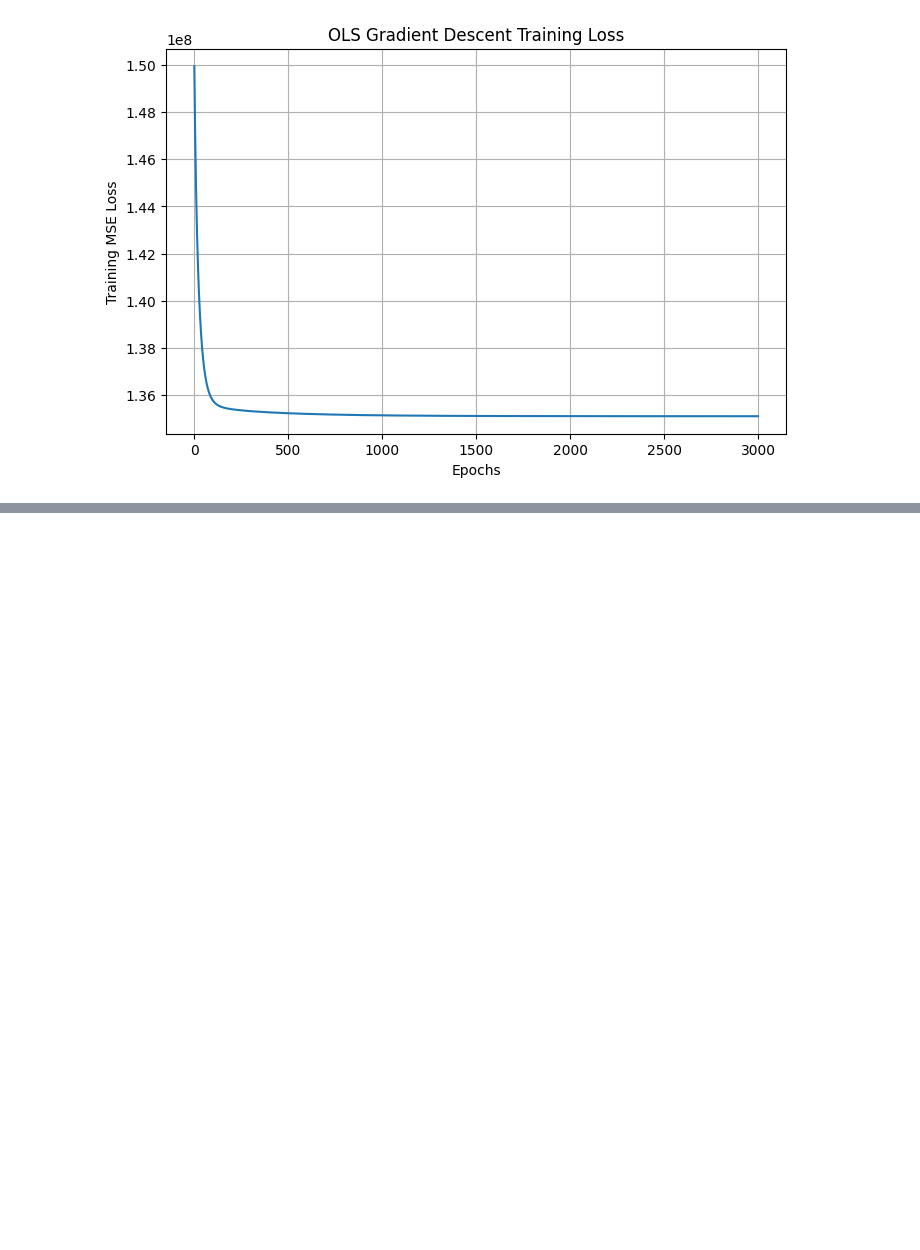
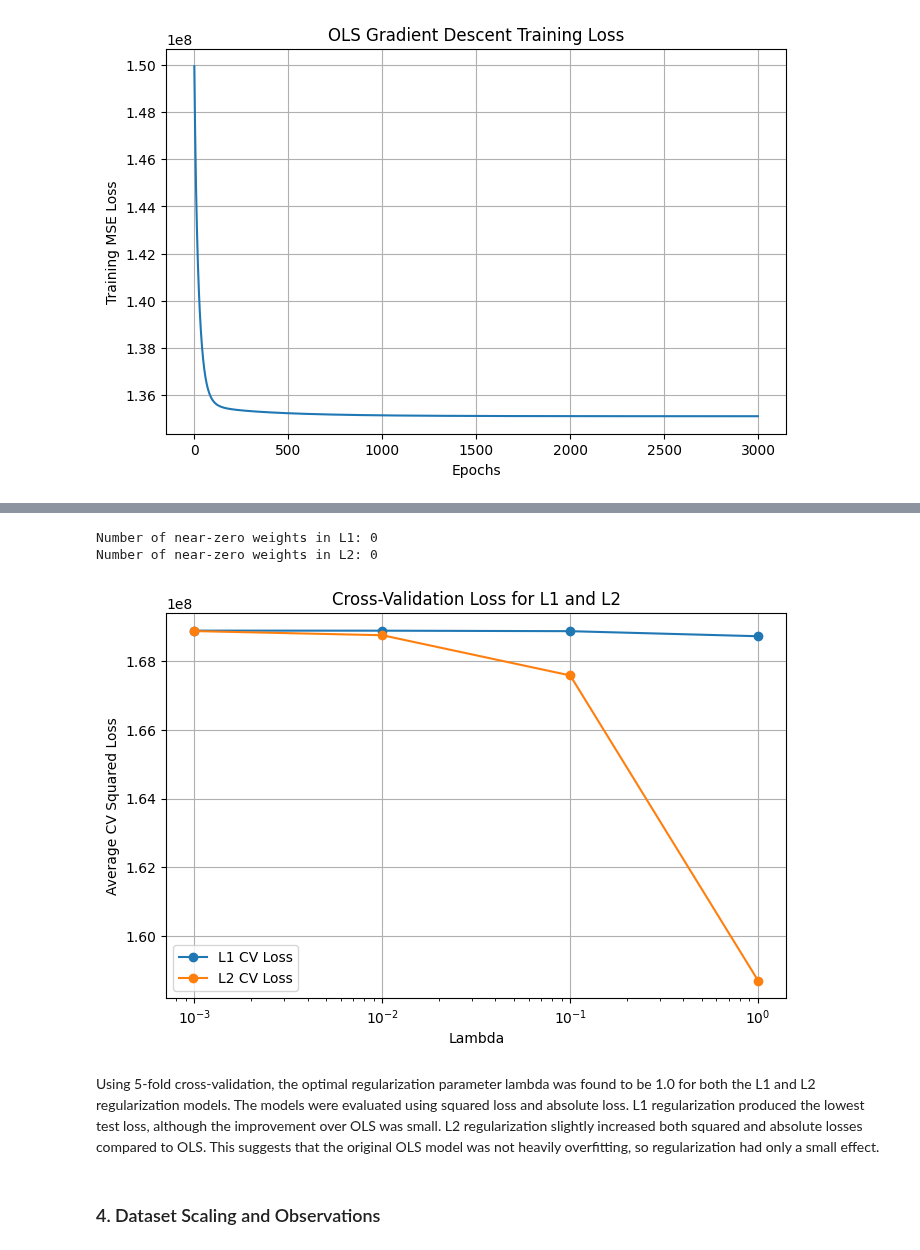
Before and after one commit to dsmith513/homework, a Jupyter notebook: cs412/hw2/P3_regression.ipynb, the cells around one changed output, grey strips where cells are left out. Cells and saved outputs as stored; diff of their text form; code cells hidden in the pictures; blank space fills up the shorter version.

```diff
--- a/cs412/hw2/P3_regression.ipynb
+++ b/cs412/hw2/P3_regression.ipynb
@@ -367,0 +409,28 @@ for name, model in models.items():
+# %%
+threshold = 1e-3
+
+l1_near_zero = np.sum(np.abs(l1_weights) < threshold)
+l2_near_zero = np.sum(np.abs(l2_weights) < threshold)
+
+print("Number of near-zero weights in L1:", l1_near_zero)
+print("Number of near-zero weights in L2:", l2_near_zero)
+# %% [output]
+Number of near-zero weights in L1: 0
+Number of near-zero weights in L2: 0
+# %%
+plt.figure(figsize=(8, 5))
+plt.plot(lambdas, cv_losses_l1, marker='o', label='L1 CV Loss')
+plt.plot(lambdas, cv_losses_l2, marker='o', label='L2 CV Loss')
+plt.xscale('log')
+plt.xlabel("Lambda")
+plt.ylabel("Average CV Squared Loss")
+plt.title("Cross-Validation Loss for L1 and L2")
+plt.legend()
+plt.grid(True)
+plt.show()
+# %% [output]
+[figure, added]
+# %% [markdown]
+Using 5-fold cross-validation, the optimal regularization parameter lambda was found to be 1.0 for both the L1 and L2 regularization models. The models were evaluated using squared loss and absolute loss. L1 regularization produced the lowest test loss, although the improvement over OLS was small. L2 regularization slightly increased both squared and absolute losses compared to OLS. This suggests that the original OLS model was not heavily overfitting, so regularization had only a small effect.
+# %% [markdown]
+### 4. Dataset Scaling and Observations
```
Also changed, not shown: parts of 17 cells of this notebook, 22 other files.
